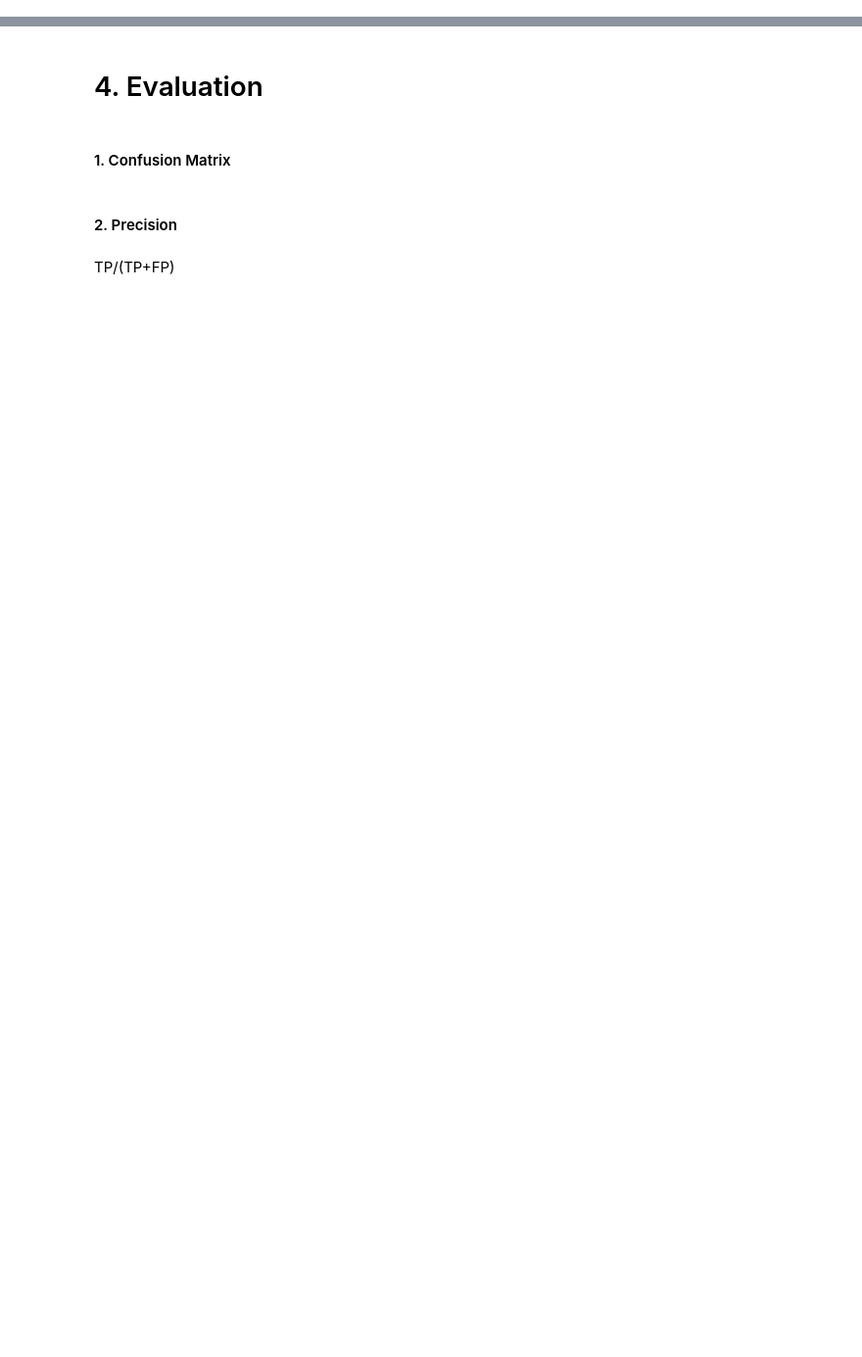
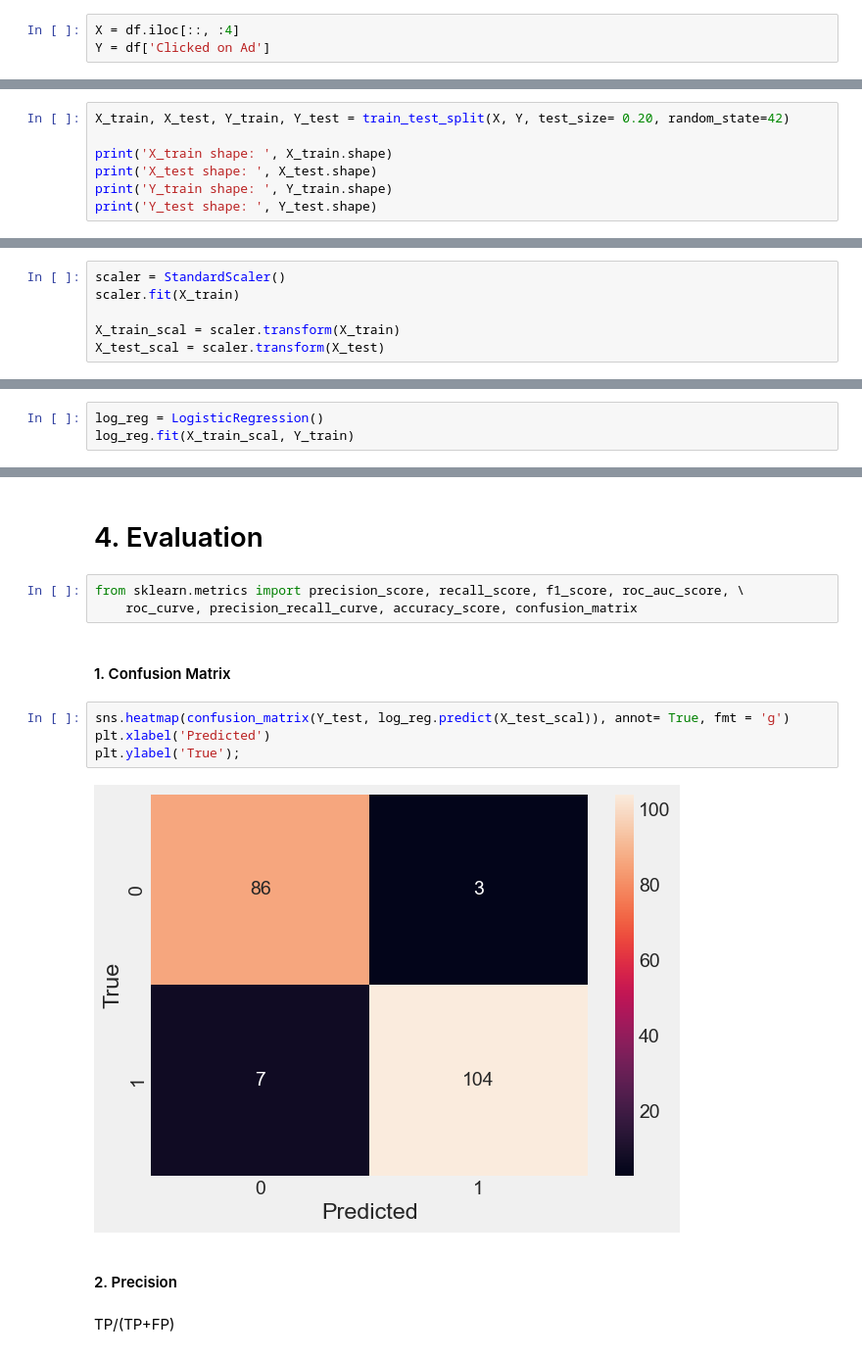
Before and after one commit to Mlcruz9/DS_TheBridgeBBK_SBIL2023, a Jupyter notebook: 3-Machine_Learning/1-Supervisado/2-Classification/4-Logistic_Regression/ejercicios/Logistic-regression predict-ad-click.ipynb, the cells around one changed output, grey strips where cells are left out. Shown at 98% size. Saved outputs shown, nothing was run; the diff lists cells and outputs as text; blank space fills up the shorter version.

```diff
--- a/3-Machine_Learning/1-Supervisado/2-Classification/4-Logistic_Regression/ejercicios/Logistic-regression predict-ad-click.ipynb
+++ b/3-Machine_Learning/1-Supervisado/2-Classification/4-Logistic_Regression/ejercicios/Logistic-regression predict-ad-click.ipynb
@@ -46,3 +128,6 @@ df.head()
 # %% [markdown]
 
 #### 2. Train test split
+# %%
+X = df.iloc[::, :4]
+Y = df['Clicked on Ad']
@@ -48,0 +139,7 @@ df.head()
+# %%
+X_train, X_test, Y_train, Y_test = train_test_split(X, Y, test_size= 0.20, random_state=42)
+
+print('X_train shape: ', X_train.shape)
+print('X_test shape: ', X_test.shape)
+print('Y_train shape: ', Y_train.shape)
+print('Y_test shape: ', Y_test.shape)
@@ -49,5 +151,14 @@ df.head()
 # %% [markdown]
 
 #### 3. StandardScaler()
+# %%
+scaler = StandardScaler()
+scaler.fit(X_train)
+
+X_train_scal = scaler.transform(X_train)
+X_test_scal = scaler.transform(X_test)
 # %% [markdown]
 # 3. Implement a Logistic Regression in Scikit-Learn and predict. Use cross validation.
+# %%
+log_reg = LogisticRegression()
+log_reg.fit(X_train_scal, Y_train)
@@ -54,8 +177,17 @@ df.head()
 # %% [markdown]
 # 4. Evaluation
+# %%
+from sklearn.metrics import precision_score, recall_score, f1_score, roc_auc_score, \
+    roc_curve, precision_recall_curve, accuracy_score, confusion_matrix
 # %% [markdown]
 
 #### 1. Confusion Matrix
+# %%
+sns.heatmap(confusion_matrix(Y_test, log_reg.predict(X_test_scal)), annot= True, fmt = 'g')
+plt.xlabel('Predicted')
+plt.ylabel('True');
+# %% [output]
+[figure, added]
 # %% [markdown]
 
 #### 2. Precision
```
Also changed, not shown: parts of 24 cells of this notebook, 11 other files.
